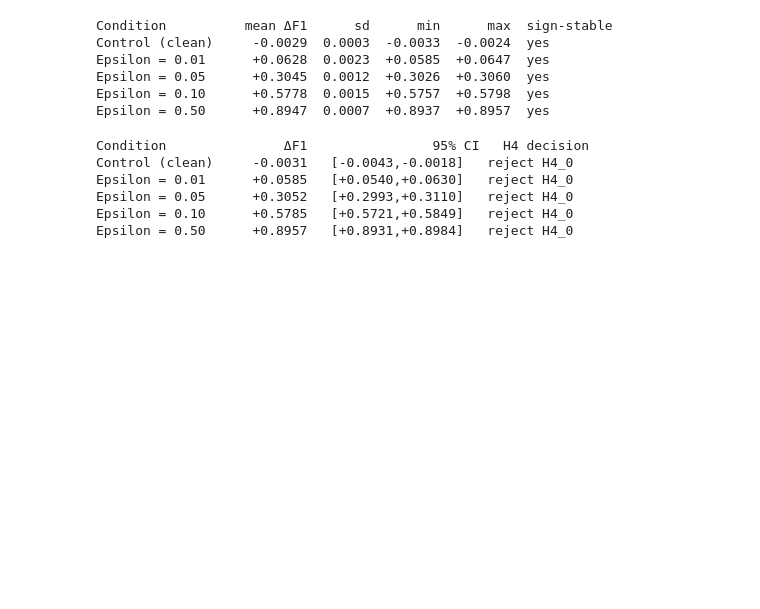
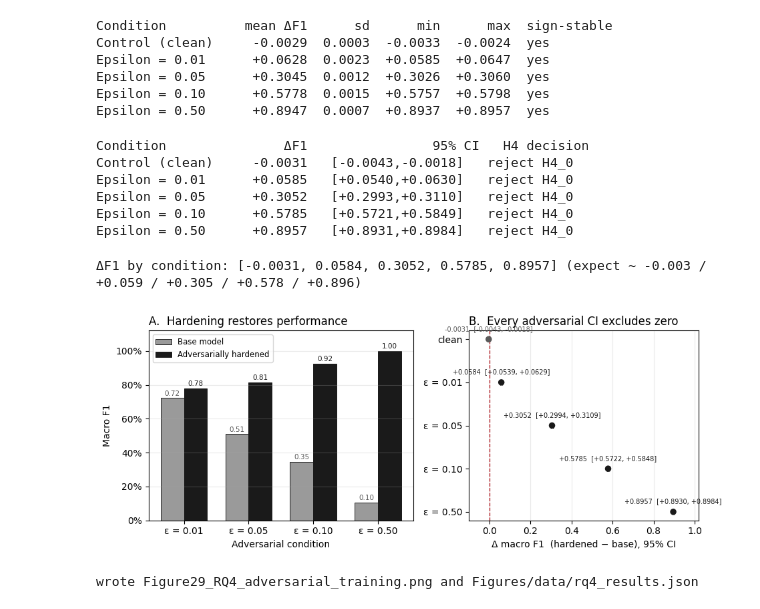
Before and after one commit to NU-Academics/DIS_Hughen, a Jupyter notebook: RQ4.ipynb, the cells around one changed output. Saved outputs shown, nothing was run; the diff lists cells and outputs as text; code cells hidden in the pictures; blank space fills up the shorter version.

```diff
--- a/RQ4.ipynb
+++ b/RQ4.ipynb
@@ -220,3 +222,54 @@ Epsilon = 0.01      +0.0585   [+0.0540,+0.0630]   reject H4_0
 Epsilon = 0.05      +0.3052   [+0.2993,+0.3110]   reject H4_0
 Epsilon = 0.10      +0.5785   [+0.5721,+0.5849]   reject H4_0
 Epsilon = 0.50      +0.8957   [+0.8931,+0.8984]   reject H4_0
+# %%
+CONDS, base_f1v, hard_f1v, delta, dlo, dhi = [], [], [], [], [], []
+for name, (Xe, ye) in _sig_eval.items():
+    ye = np.asarray(ye)
+    pb, ph = base_model.predict(Xe), _hard.predict(Xe)
+    m = len(ye); idx = [rng.integers(0, m, m) for _ in range(N_BOOT)]
+    d = np.array([f1_score(ye[i], ph[i], average="macro") - f1_score(ye[i], pb[i], average="macro") for i in idx])
+    CONDS.append("clean" if "Control" in name else name.replace("Epsilon = ", "ε = "))
+    base_f1v.append(f1_score(ye, pb, average="macro"))
+    hard_f1v.append(f1_score(ye, ph, average="macro"))
+    delta.append(float(d.mean()))
+    lo, hi = np.percentile(d, [2.5, 97.5]); dlo.append(float(lo)); dhi.append(float(hi))
+print("ΔF1 by condition:", [round(v, 4) for v in delta], "(expect ~ -0.003 / +0.059 / +0.305 / +0.578 / +0.896)")
+INK, MID, LIGHT, RED = "#1a1a1a", "#5a5a5a", "#9a9a9a", "#b3242b"
+fig, (ax1, ax2) = plt.subplots(1, 2, figsize=(9.6, 3.8), gridspec_kw={"width_ratios": [1.15, 1]})
+adv = [i for i, c in enumerate(CONDS) if c != "clean"]
+xb = np.arange(len(adv)); w = 0.36
+ax1.bar(xb - w/2, [base_f1v[i] for i in adv], w, color=LIGHT, edgecolor=INK, lw=.7, label="Base model")
+ax1.bar(xb + w/2, [hard_f1v[i] for i in adv], w, color=INK,   edgecolor=INK, lw=.7, label="Adversarially hardened")
+for k, i in enumerate(adv):
+    ax1.text(k - w/2, base_f1v[i] + .015, f"{base_f1v[i]:.2f}", ha="center", fontsize=7.5, color=MID)
+    ax1.text(k + w/2, hard_f1v[i] + .015, f"{hard_f1v[i]:.2f}", ha="center", fontsize=7.5, color=INK)
+ax1.set_xticks(xb); ax1.set_xticklabels([CONDS[i] for i in adv])
+ax1.set_ylim(0, 1.12); ax1.yaxis.set_major_formatter(FuncFormatter(lambda v, _: f"{v:.0%}"))
+ax1.set_ylabel("Macro F1"); ax1.set_xlabel("Adversarial condition")
+ax1.set_title("A.  Hardening restores performance", loc="left")
+ax1.legend(loc="upper left", fontsize=8.5); ax1.grid(alpha=.25, axis="y")
+y = np.arange(len(CONDS))[::-1]
+for xi, yi, lo, hi in zip(delta, y, dlo, dhi):
+    c = MID if xi < 0 else INK
+    ax2.errorbar([xi], [yi], xerr=[[xi - lo], [hi - xi]], fmt="none", ecolor=c, elinewidth=1.4, capsize=3)
+    ax2.annotate(f"{xi:+.4f}  [{lo:+.4f}, {hi:+.4f}]", xy=(xi, yi), xytext=(0, 9), textcoords="offset points", ha="center", fontsize=7, color=c)
+ax2.scatter(delta, y, s=34, c=[MID if v < 0 else INK for v in delta], zorder=3)
+ax2.axvline(0, ls="--", lw=1.0, color=RED)
+ax2.set_yticks(y); ax2.set_yticklabels(CONDS)
+ax2.set_xlabel("Δ macro F1  (hardened − base), 95% CI")
+ax2.set_title("B.  Every adversarial CI excludes zero", loc="left")
+ax2.set_xlim(-0.10, 1.02); ax2.grid(alpha=.25, axis="x")
+fig.tight_layout()
+os.makedirs("Figures", exist_ok=True)
+fig.savefig("Figures/Figure29_RQ4_adversarial_training.png", dpi=300, bbox_inches="tight")
+plt.show()
+os.makedirs("Figures/data", exist_ok=True)
+json.dump({"conditions": CONDS, "base": base_f1v, "hardened": hard_f1v,
+           "delta": delta, "delta_ci_low": dlo, "delta_ci_high": dhi},
+          open("Figures/data/rq4_results.json", "w"), indent=2)
+print("wrote Figure29_RQ4_adversarial_training.png and Figures/data/rq4_results.json")
+# %% [output]
+ΔF1 by condition: [-0.0031, 0.0584, 0.3052, 0.5785, 0.8957] (expect ~ -0.003 / +0.059 / +0.305 / +0.578 / +0.896)
+[figure, added]
+wrote Figure29_RQ4_adversarial_training.png and Figures/data/rq4_results.json
```
Also changed, not shown: parts of 1 cell of this notebook, 3 other files.
